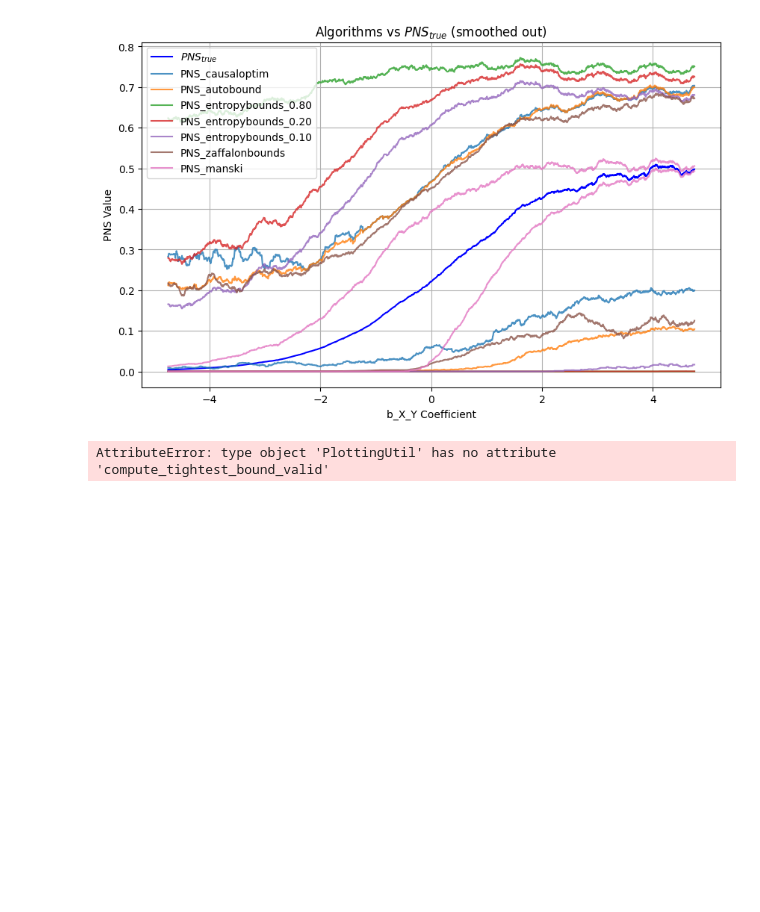
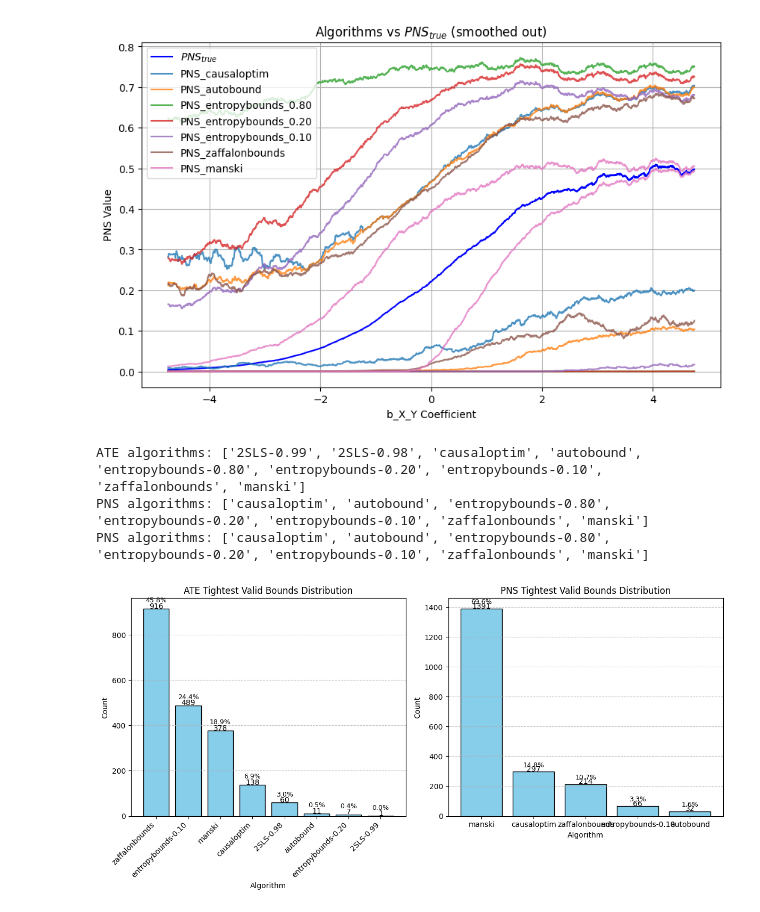
Before and after one commit to tmaringgele/causal-bounds, a Jupyter notebook: binaryIV/binaryIV_classification.ipynb, the cells around one changed output. Cells and saved outputs as stored; diff of their text form; code cells hidden in the pictures; blank space fills up the shorter version.

Commit message:
update manski bounds to match official version

```diff
--- a/binaryIV/binaryIV_classification.ipynb
+++ b/binaryIV/binaryIV_classification.ipynb
@@ -64,0 +44,13 @@ memory usage: 1.5+ MB
+# %%
+#rerun Manski bounds
+manski_algs = ['ATE_manski', 'PNS_manski']
+
+#drop all cols that contain an a string from manski_algs in the resulsts df
+cols_to_drop = []
+for alg in manski_algs:
+    cols_to_drop += [col for col in results.columns if re.search(alg, col)]
+results = results.drop(columns=cols_to_drop)
+
+binaryIV = BinaryIV('IV DAG', results)
+
+binaryIV.run_all_bounding_algorithms(manski_algs)
@@ -95,7 +101,10 @@ PNS_entropybounds_0.80          0.00             0.00          0.7146
 # %%
 df = results.copy()
 # Find tightest bounds without requiring bounds to be valid
 tb = PlottingUtil.compute_tightest_bound_valid(df)
-tb
+PlottingUtil.plot_tightest_bounds_distribution(tb, 'true')
 # %% [output]
-AttributeError: type object 'PlottingUtil' has no attribute 'compute_tightest_bound_valid'
+ATE algorithms: ['2SLS-0.99', '2SLS-0.98', 'causaloptim', 'autobound', 'entropybounds-0.80', 'entropybounds-0.20', 'entropybounds-0.10', 'zaffalonbounds', 'manski']
+PNS algorithms: ['causaloptim', 'autobound', 'entropybounds-0.80', 'entropybounds-0.20', 'entropybounds-0.10', 'zaffalonbounds', 'manski']
+PNS algorithms: ['causaloptim', 'autobound', 'entropybounds-0.80', 'entropybounds-0.20', 'entropybounds-0.10', 'zaffalonbounds', 'manski']
+[figure, added]
```
Also changed, not shown: parts of 3 cells of this notebook, 3 other files.
